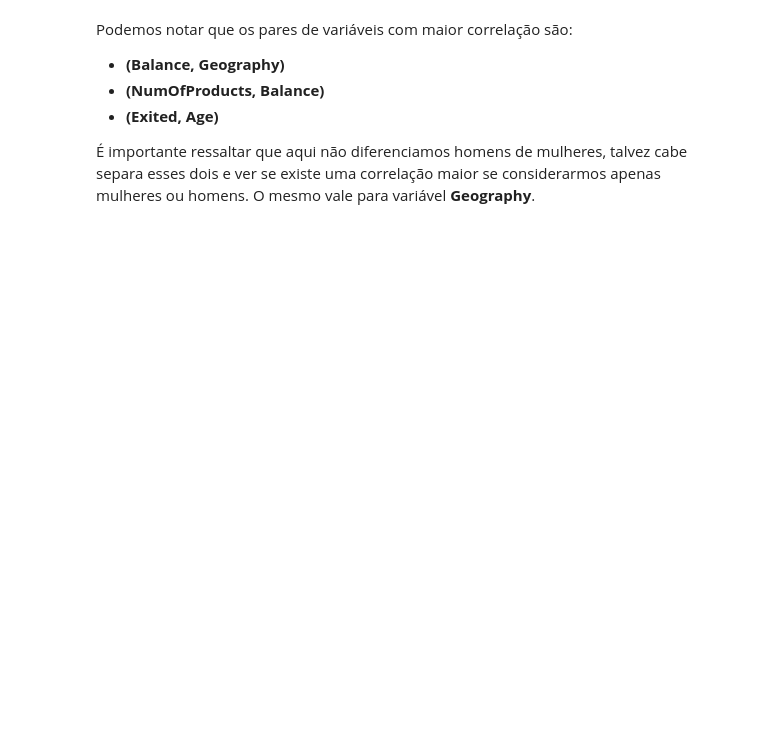
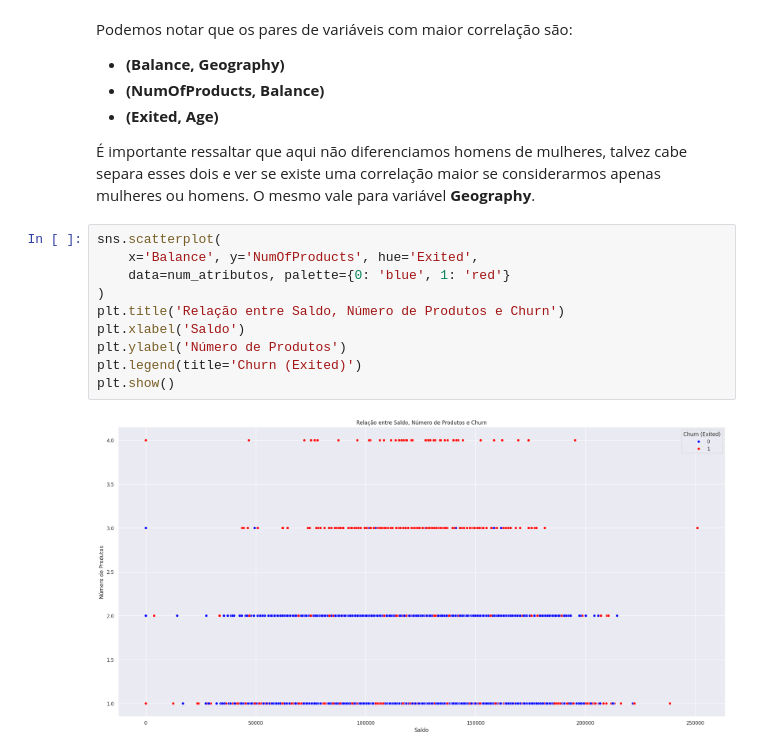
Before and after one commit to mh-pedro/desafio_indicium, a Jupyter notebook: notebooks/Analise_descritiva.ipynb, the cells around one changed output. Saved outputs shown, nothing was run; the diff lists cells and outputs as text; blank space fills up the shorter version.

```diff
--- a/notebooks/Analise_descritiva.ipynb
+++ b/notebooks/Analise_descritiva.ipynb
@@ -497,3 +607,15 @@ Podemos notar que os pares de variáveis com maior correlação são:
 - **(Exited, Age)**
 
 É importante ressaltar que aqui não diferenciamos homens de mulheres, talvez cabe separa esses dois e ver se existe uma correlação maior se considerarmos apenas mulheres ou homens. O mesmo vale para variável **Geography**.
+# %%
+sns.scatterplot(
+    x='Balance', y='NumOfProducts', hue='Exited',
+    data=num_atributos, palette={0: 'blue', 1: 'red'}
+)
+plt.title('Relação entre Saldo, Número de Produtos e Churn')
+plt.xlabel('Saldo')
+plt.ylabel('Número de Produtos')
+plt.legend(title='Churn (Exited)')
+plt.show()
+# %% [output]
+[figure, added]
```
Also changed, not shown: parts of 19 cells of this notebook.
